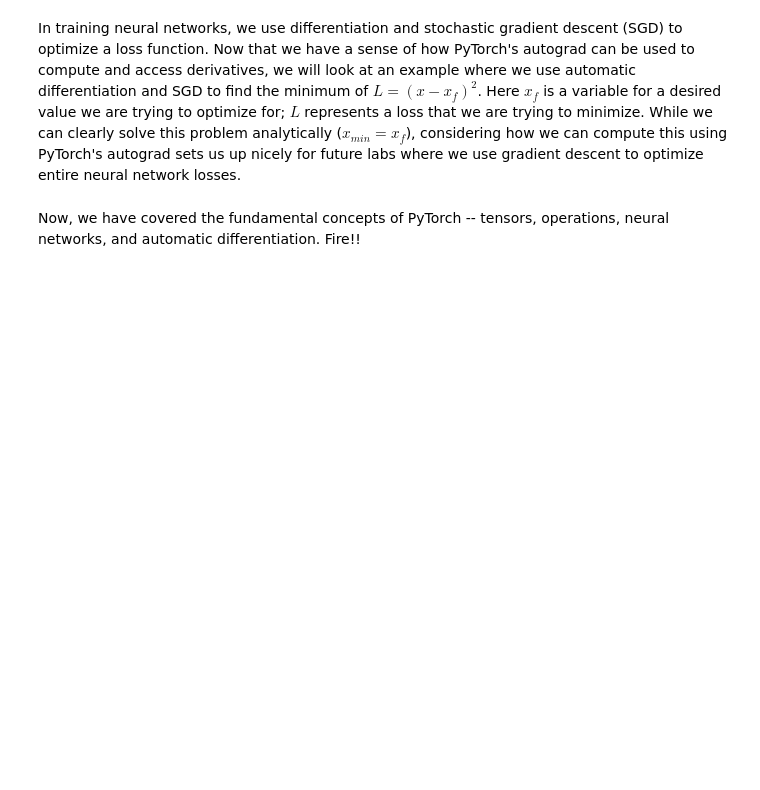
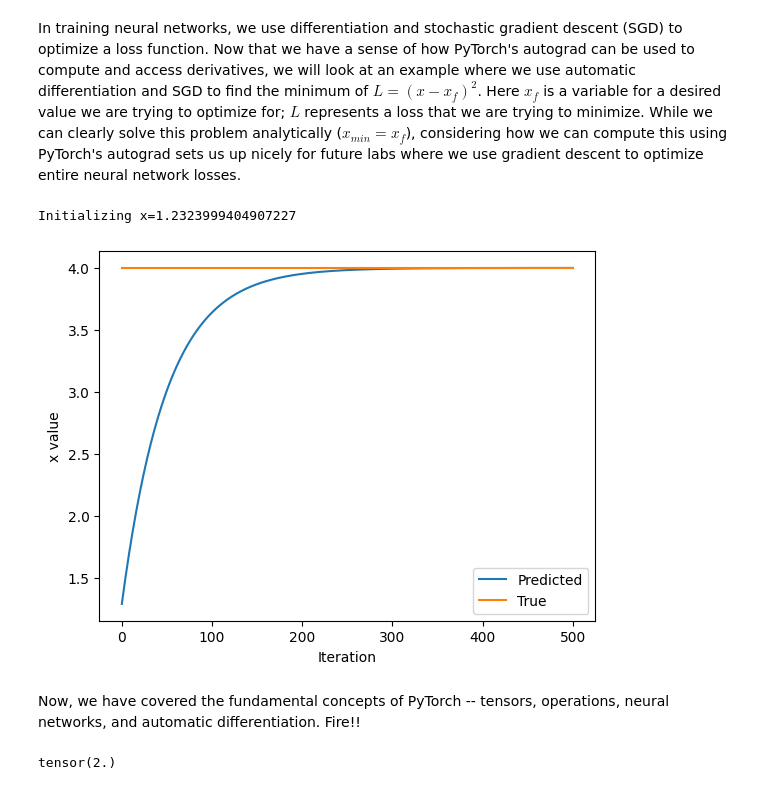
Before and after one commit to vageeshadatta2000/Cogni-Flow, a Jupyter notebook: lab1/PT_Part1_Intro.ipynb, the cells around one changed output. Cells and saved outputs as stored; diff of their text form; code cells hidden in the pictures; blank space fills up the shorter version.

```diff
--- a/lab1/PT_Part1_Intro.ipynb
+++ b/lab1/PT_Part1_Intro.ipynb
@@ -338,33 +343,45 @@ In training neural networks, we use differentiation and stochastic gradient desc
 x = torch.randn(1)
 print(f"Initializing x={x.item()}")
 
 learning_rate = 1e-2  # Learning rate
 history = []
 x_f = 4  # Target value
 
 
 # We will run gradient descent for a number of iterations. At each iteration, we compute the loss,
 #   compute the derivative of the loss with respect to x, and perform the update.
 for i in range(500):
     x = torch.tensor([x], requires_grad=True)
 
     # TODO: Compute the loss as the square of the difference between x and x_f
-    loss = # TODO
+    loss = (x - x_f) ** 2
 
     # Backpropagate through the loss to compute gradients
     loss.backward()
 
     # Update x with gradient descent
     x = x.item() - learning_rate * x.grad
 
     history.append(x.item())
 
 # Plot the evolution of x as we optimize toward x_f!
 plt.plot(history)
 plt.plot([0, 500], [x_f, x_f])
 plt.legend(('Predicted', 'True'))
 plt.xlabel('Iteration')
 plt.ylabel('x value')
 plt.show()
+# %% [output]
+Initializing x=1.2323999404907227
+[figure, added]
 # %% [markdown]
 Now, we have covered the fundamental concepts of PyTorch -- tensors, operations, neural networks, and automatic differentiation. Fire!!
+# %%
+x, y= torch.tensor(2.0, requires_grad = True), torch.tensor(1.0, requires_grad= True)
+equation  = 3*(x**2) + y**2
+equation.backward()
+dy_dx = y.grad
+
+print(dy_dx)
+# %% [output]
+tensor(2.)
```
Also changed, not shown: parts of 14 cells of this notebook.
